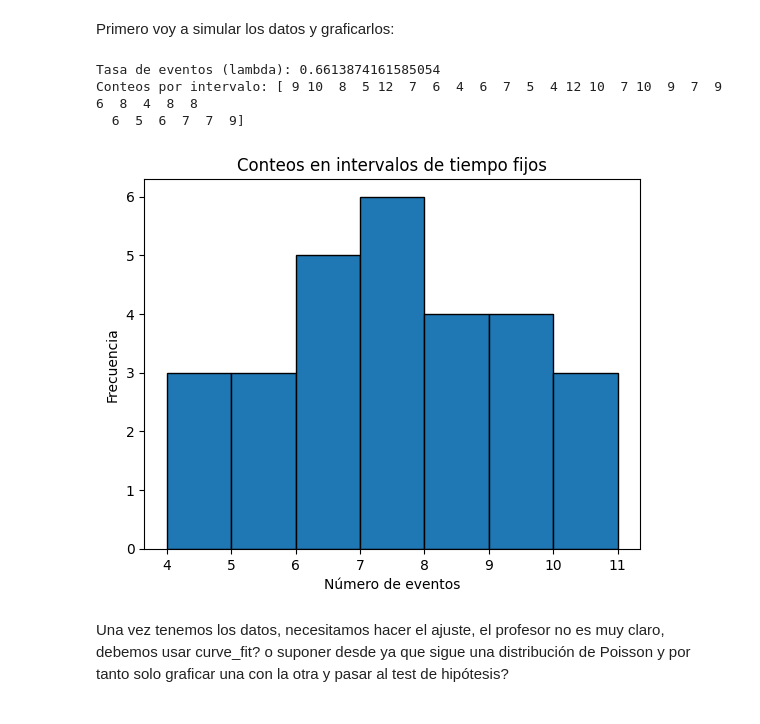
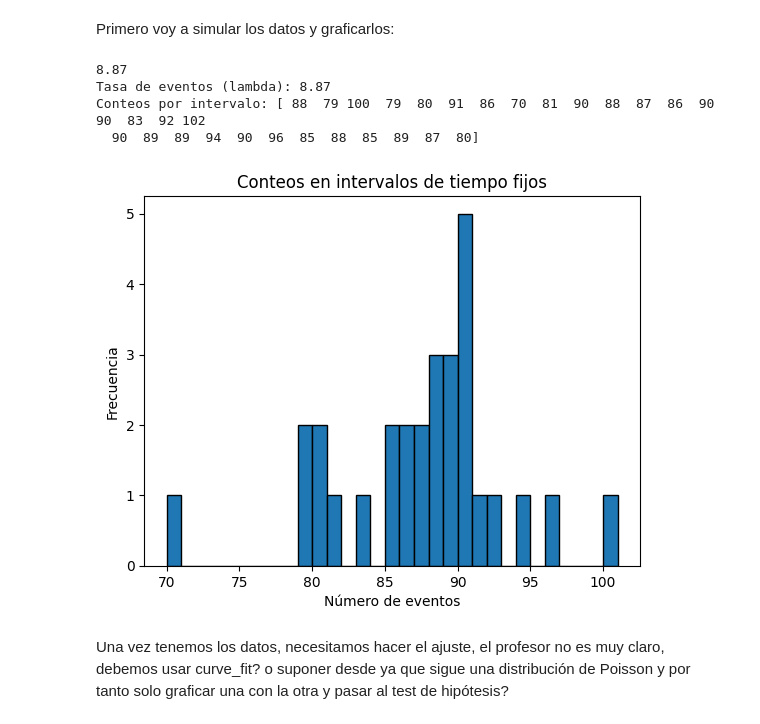
Before and after one commit to JosetoCa/Experimental-IV, a Jupyter notebook: Estadística de Poisson.ipynb, the cells around one changed output. Cells and saved outputs as stored; diff of their text form; code cells hidden in the pictures.

Commit message:
Update Estadística de Poisson.ipynb
Se añadio los 10 datos de tiempo para 4 conteos,

```diff
--- a/Estadística de Poisson.ipynb
+++ b/Estadística de Poisson.ipynb
@@ -3,36 +3,38 @@ Primero voy a simular los datos y graficarlos:
 # %%
 import numpy as np
 import matplotlib.pyplot as plt
 
 
 ###código a borrar###
 # generar los valores de tiempo.
 valores_tiempo = np.random.normal(loc=0.5, scale=1, size=10)
 
 duracion_intervalo = 10  # segundos
 n_intervalos = 30
 ################################################################
 
 # Dónde poner los valores de tiempo
-# valores_tiempo = np.array([])
+valores_tiempo = np.array([4.21,3.29,12.09,12.83,7.70,6.96,3.68,18.93,9.66,9.35]) #en seg
+print(np.mean(valores_tiempo))
 # donde poner los conteos de eventos
 # conteos_por_intervalo = np.array([])
 
 lambda_rate = valores_tiempo.mean()  # eventos por segundo
 
 print("Tasa de eventos (lambda):", lambda_rate)
 conteos_por_intervalo = np.random.poisson(lambda_rate * duracion_intervalo, n_intervalos)
 print("Conteos por intervalo:", conteos_por_intervalo)
 plt.hist(conteos_por_intervalo, bins=range(min(conteos_por_intervalo), max(conteos_por_intervalo)), edgecolor='black')
 plt.title("Conteos en intervalos de tiempo fijos")
 plt.xlabel("Número de eventos")
 plt.ylabel("Frecuencia")
 plt.show()
 # %% [output]
-Tasa de eventos (lambda): 0.6613874161585054
-Conteos por intervalo: [ 9 10  8  5 12  7  6  4  6  7  5  4 12 10  7 10  9  7  9  6  8  4  8  8
-  6  5  6  7  7  9]
+8.87
+Tasa de eventos (lambda): 8.87
+Conteos por intervalo: [ 88  79 100  79  80  91  86  70  81  90  88  87  86  90  90  83  92 102
+  90  89  89  94  90  96  85  88  85  89  87  80]
-[figure, old version]
+[figure, new version]
 # %% [markdown]
 Una vez tenemos los datos, necesitamos hacer el ajuste, el profesor no es muy claro, debemos usar curve_fit? o suponer desde ya que sigue una distribución de Poisson y por tanto solo graficar una con la otra y pasar al test de hipótesis?
 # %% [markdown]
```
